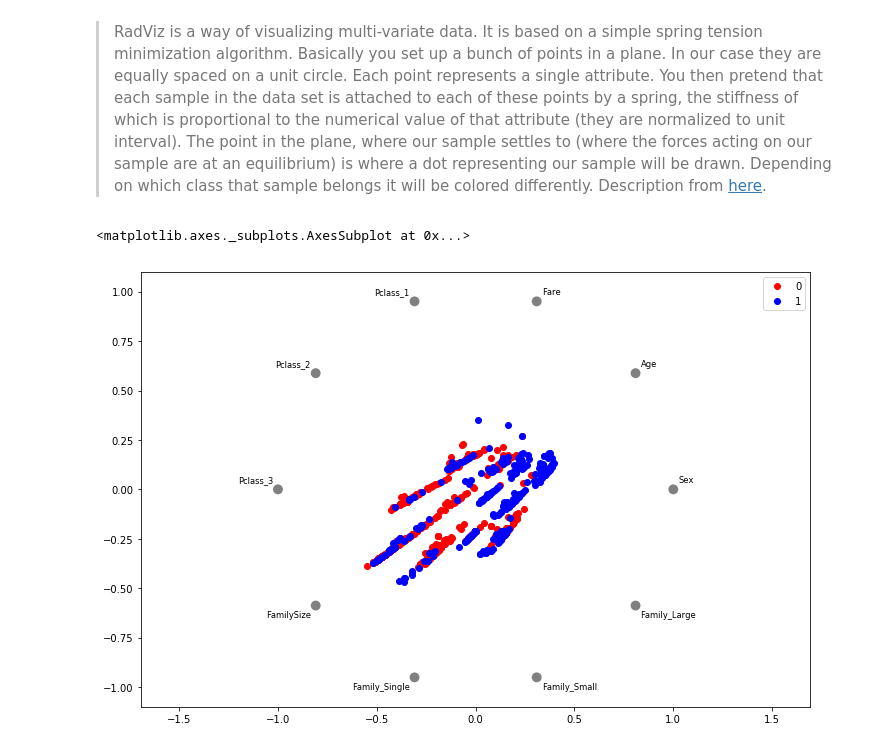
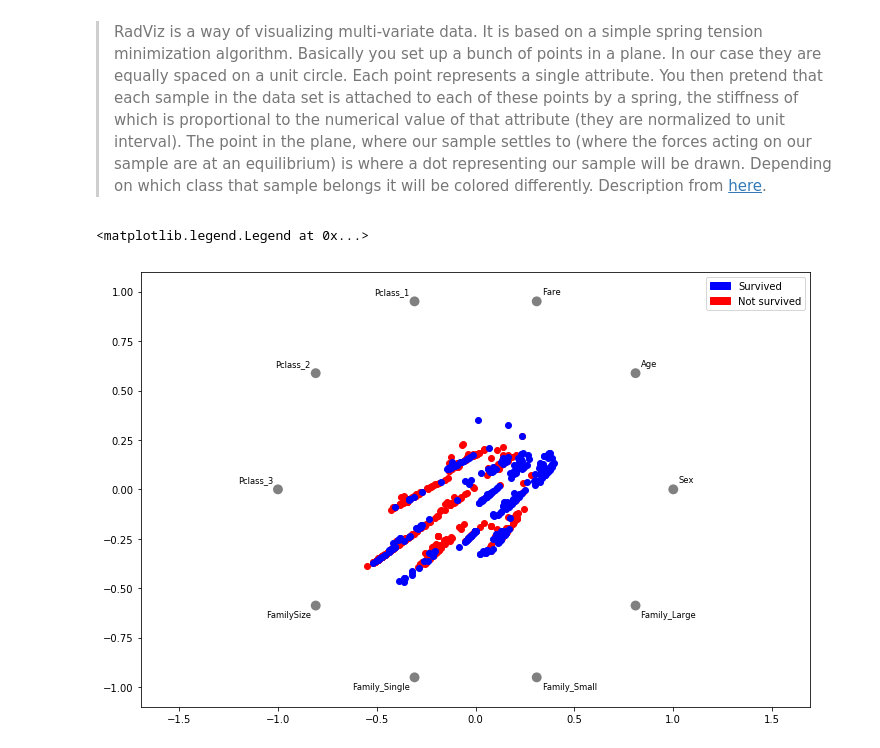
Before and after one commit to paawan01/Titanic_dataset_analysis, a Jupyter notebook: Titanic_dataset_analysis.ipynb, the cells around one changed output. Saved outputs shown, nothing was run; the diff lists cells and outputs as text; code cells hidden in the pictures.

```diff
--- a/Titanic_dataset_analysis.ipynb
+++ b/Titanic_dataset_analysis.ipynb
@@ -376,7 +401,12 @@ Although it is clear which is the most important factor, Let us see another inte
 >RadViz is a way of visualizing multi-variate data. It is based on a simple spring tension minimization algorithm. Basically you set up a bunch of points in a plane. In our case they are equally spaced on a unit circle. Each point represents a single attribute. You then pretend that each sample in the data set is attached to each of these points by a spring, the stiffness of which is proportional to the numerical value of that attribute (they are normalized to unit interval). The point in the plane, where our sample settles to (where the forces acting on our sample are at an equilibrium) is where a dot representing our sample will be drawn. Depending on which class that sample belongs it will be colored differently. Description from [here](http://pandas.pydata.org/pandas-docs/stable/visualization.html#visualization-radviz).
 # %%
 fig = plt.figure(figsize=(12,8))
-radviz(titanic_train, 'Survived', color=['r','b'])
+ax = radviz(titanic_train, 'Survived', color=['r','b'])
+
+blue_patch = mpatches.Patch(color='blue', label='Survived')
+red_patch = mpatches.Patch(color='red', label='Not survived')
+
+ax.legend(handles=[blue_patch, red_patch])
 # %% [output]
-<matplotlib.axes._subplots.AxesSubplot at 0x...>
+<matplotlib.legend.Legend at 0x...>
-[figure, old version]
+[figure, new version]
```
Also changed, not shown: parts of 17 cells of this notebook.
